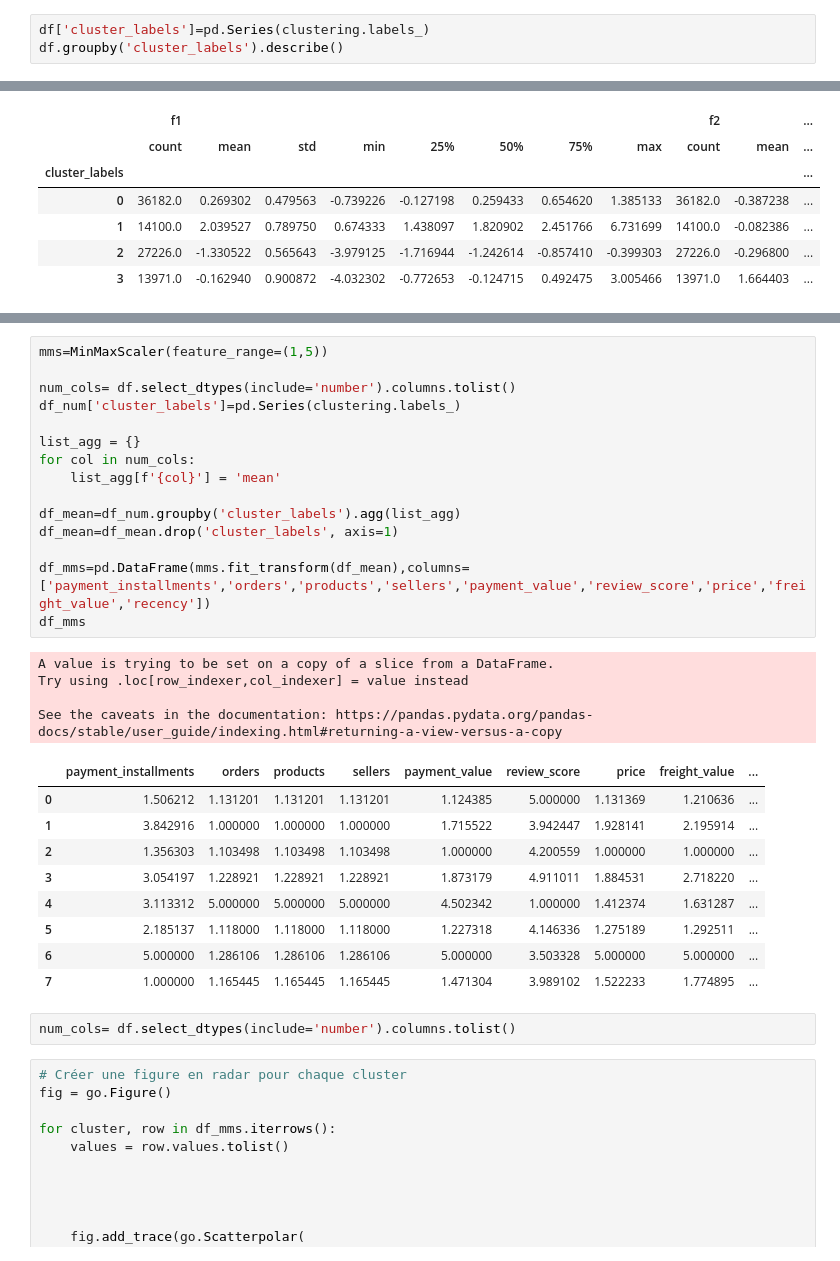
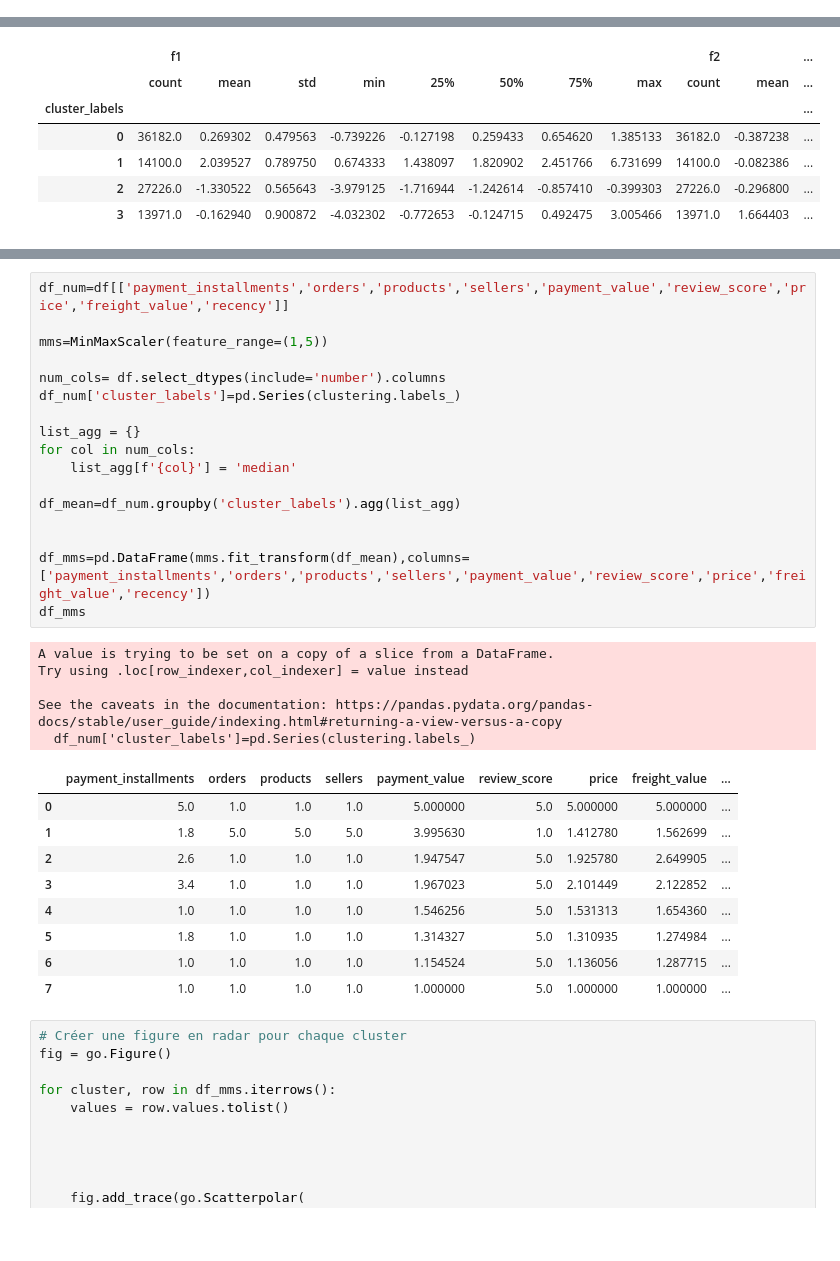
Before and after one commit to ZouhairHoussni/olist, a Jupyter notebook: modelisation.ipynb, the cells around one changed output, grey strips where cells are left out. Saved outputs shown, nothing was run; the diff lists cells and outputs as text; blank space fills up the shorter version.

```diff
--- a/modelisation.ipynb
+++ b/modelisation.ipynb
@@ -267,3 +192,0 @@ plt.show()
-# %%
-df['cluster_labels']=pd.Series(clustering.labels_)
-df.groupby('cluster_labels').describe()
@@ -368,34 +252,35 @@ df_num
 # %%
+df_num=df[['payment_installments','orders','products','sellers','payment_value','review_score','price','freight_value','recency']]
+
 mms=MinMaxScaler(feature_range=(1,5))
 
-num_cols= df.select_dtypes(include='number').columns.tolist()
+num_cols= df.select_dtypes(include='number').columns
 df_num['cluster_labels']=pd.Series(clustering.labels_)
 
 list_agg = {}
 for col in num_cols:
-    list_agg[f'{col}'] = 'mean'
+    list_agg[f'{col}'] = 'median'
 
 df_mean=df_num.groupby('cluster_labels').agg(list_agg)
-df_mean=df_mean.drop('cluster_labels', axis=1)
+
 
 df_mms=pd.DataFrame(mms.fit_transform(df_mean),columns=['payment_installments','orders','products','sellers','payment_value','review_score','price','freight_value','recency'])
 df_mms
 # %% [output]
 A value is trying to be set on a copy of a slice from a DataFrame.
 Try using .loc[row_indexer,col_indexer] = value instead
 
 See the caveats in the documentation: https://pandas.pydata.org/pandas-docs/stable/user_guide/indexing.html#returning-a-view-versus-a-copy
+  df_num['cluster_labels']=pd.Series(clustering.labels_)
 |  | payment_installments | orders | products | sellers | payment_value | review_score | price | freight_value | ... |
-| 0 | 1.506212 | 1.131201 | 1.131201 | 1.131201 | 1.124385 | 5.000000 | 1.131369 | 1.210636 | ... |
-| 1 | 3.842916 | 1.000000 | 1.000000 | 1.000000 | 1.715522 | 3.942447 | 1.928141 | 2.195914 | ... |
-| 2 | 1.356303 | 1.103498 | 1.103498 | 1.103498 | 1.000000 | 4.200559 | 1.000000 | 1.000000 | ... |
-| 3 | 3.054197 | 1.228921 | 1.228921 | 1.228921 | 1.873179 | 4.911011 | 1.884531 | 2.718220 | ... |
-| 4 | 3.113312 | 5.000000 | 5.000000 | 5.000000 | 4.502342 | 1.000000 | 1.412374 | 1.631287 | ... |
-| 5 | 2.185137 | 1.118000 | 1.118000 | 1.118000 | 1.227318 | 4.146336 | 1.275189 | 1.292511 | ... |
-| 6 | 5.000000 | 1.286106 | 1.286106 | 1.286106 | 5.000000 | 3.503328 | 5.000000 | 5.000000 | ... |
-| 7 | 1.000000 | 1.165445 | 1.165445 | 1.165445 | 1.471304 | 3.989102 | 1.522233 | 1.774895 | ... |
+| 0 | 5.0 | 1.0 | 1.0 | 1.0 | 5.000000 | 5.0 | 5.000000 | 5.000000 | ... |
+| 1 | 1.8 | 5.0 | 5.0 | 5.0 | 3.995630 | 1.0 | 1.412780 | 1.562699 | ... |
+| 2 | 2.6 | 1.0 | 1.0 | 1.0 | 1.947547 | 5.0 | 1.925780 | 2.649905 | ... |
+| 3 | 3.4 | 1.0 | 1.0 | 1.0 | 1.967023 | 5.0 | 2.101449 | 2.122852 | ... |
+| 4 | 1.0 | 1.0 | 1.0 | 1.0 | 1.546256 | 5.0 | 1.531313 | 1.654360 | ... |
+| 5 | 1.8 | 1.0 | 1.0 | 1.0 | 1.314327 | 5.0 | 1.310935 | 1.274984 | ... |
+| 6 | 1.0 | 1.0 | 1.0 | 1.0 | 1.154524 | 5.0 | 1.136056 | 1.287715 | ... |
+| 7 | 1.0 | 1.0 | 1.0 | 1.0 | 1.000000 | 5.0 | 1.000000 | 1.000000 | ... |
-# %%
-num_cols= df.select_dtypes(include='number').columns.tolist()
 # %%
 # Créer une figure en radar pour chaque cluster
 fig = go.Figure()
```
Also changed, not shown: parts of 16 cells of this notebook.
